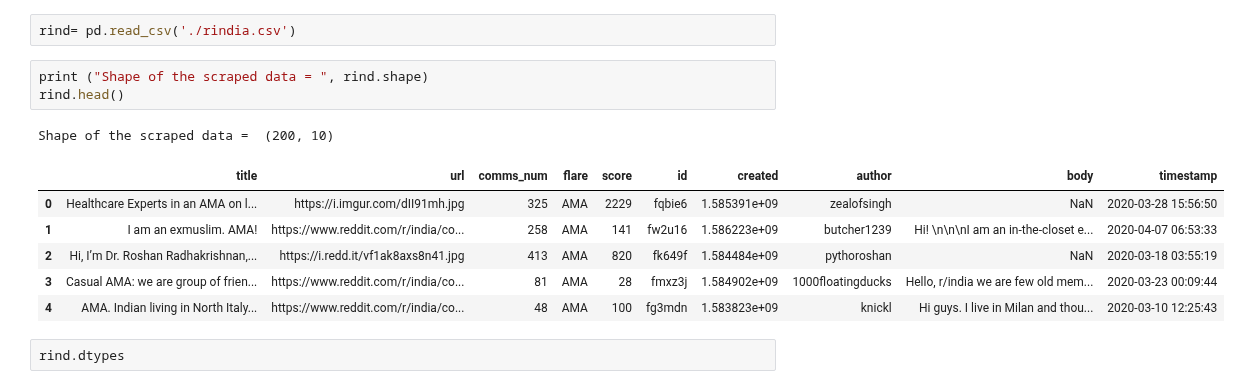
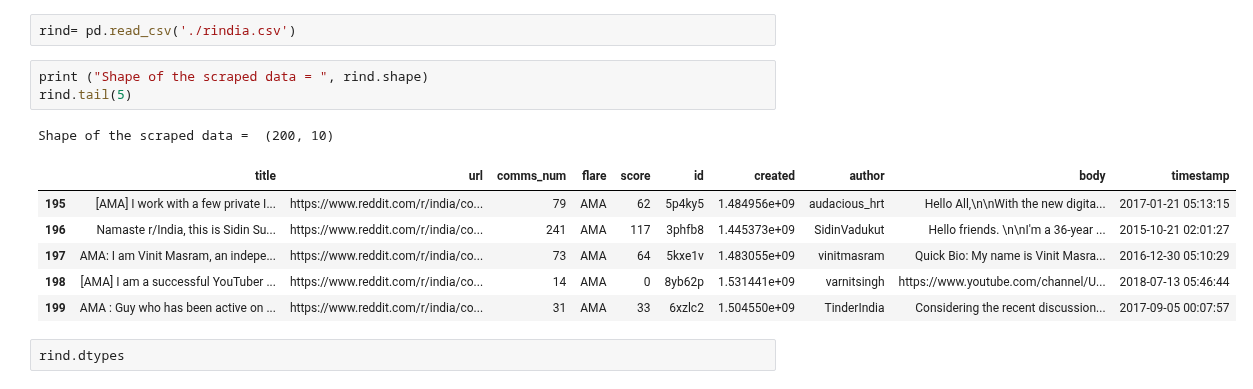
Before and after one commit to pranay-ar/Reddit-Flare-Detection, a Jupyter notebook: EDA.ipynb, the cells around one changed output. Cells and saved outputs as stored; diff of their text form.

```diff
--- a/EDA.ipynb
+++ b/EDA.ipynb
@@ -10,15 +10,15 @@ sb.set(color_codes= True)
 rind= pd.read_csv('./rindia.csv')
 # %%
 print ("Shape of the scraped data = ", rind.shape)
-rind.head()
+rind.tail(5)
 # %% [output]
 Shape of the scraped data =  (200, 10)
 |  | title | url | comms_num | flare | score | id | created | author | body | timestamp |
-| 0 | Healthcare Experts in an AMA on l... | https://i.imgur.com/dII91mh.jpg | 325 | AMA | 2229 | fqbie6 | 1.585391e+09 | zealofsingh | NaN | 2020-03-28 15:56:50 |
-| 1 | I am an exmuslim. AMA! | https://www.reddit.com/r/india/co... | 258 | AMA | 141 | fw2u16 | 1.586223e+09 | butcher1239 | Hi! \n\n\nI am an in-the-closet e... | 2020-04-07 06:53:33 |
-| 2 | Hi, I’m Dr. Roshan Radhakrishnan,... | https://i.redd.it/vf1ak8axs8n41.jpg | 413 | AMA | 820 | fk649f | 1.584484e+09 | pythoroshan | NaN | 2020-03-18 03:55:19 |
-| 3 | Casual AMA: we are group of frien... | https://www.reddit.com/r/india/co... | 81 | AMA | 28 | fmxz3j | 1.584902e+09 | 1000floatingducks | Hello, r/india we are few old mem... | 2020-03-23 00:09:44 |
-| 4 | AMA. Indian living in North Italy... | https://www.reddit.com/r/india/co... | 48 | AMA | 100 | fg3mdn | 1.583823e+09 | knickl | Hi guys. I live in Milan and thou... | 2020-03-10 12:25:43 |
+| 195 | [AMA] I work with a few private I... | https://www.reddit.com/r/india/co... | 79 | AMA | 62 | 5p4ky5 | 1.484956e+09 | audacious_hrt | Hello All,\n\nWith the new digita... | 2017-01-21 05:13:15 |
+| 196 | Namaste r/India, this is Sidin Su... | https://www.reddit.com/r/india/co... | 241 | AMA | 117 | 3phfb8 | 1.445373e+09 | SidinVadukut | Hello friends. \n\nI'm a 36-year ... | 2015-10-21 02:01:27 |
+| 197 | AMA: I am Vinit Masram, an indepe... | https://www.reddit.com/r/india/co... | 73 | AMA | 64 | 5kxe1v | 1.483055e+09 | vinitmasram | Quick Bio: My name is Vinit Masra... | 2016-12-30 05:10:29 |
+| 198 | [AMA] I am a successful YouTuber ... | https://www.reddit.com/r/india/co... | 14 | AMA | 0 | 8yb62p | 1.531441e+09 | varnitsingh | https://www.youtube.com/channel/U... | 2018-07-13 05:46:44 |
+| 199 | AMA : Guy who has been active on ... | https://www.reddit.com/r/india/co... | 31 | AMA | 33 | 6xzlc2 | 1.504550e+09 | TinderIndia | Considering the recent discussion... | 2017-09-05 00:07:57 |
 # %%
 rind.dtypes
 # %% [output]
```
Also changed, not shown: parts of 10 cells of this notebook, 2 other files.
